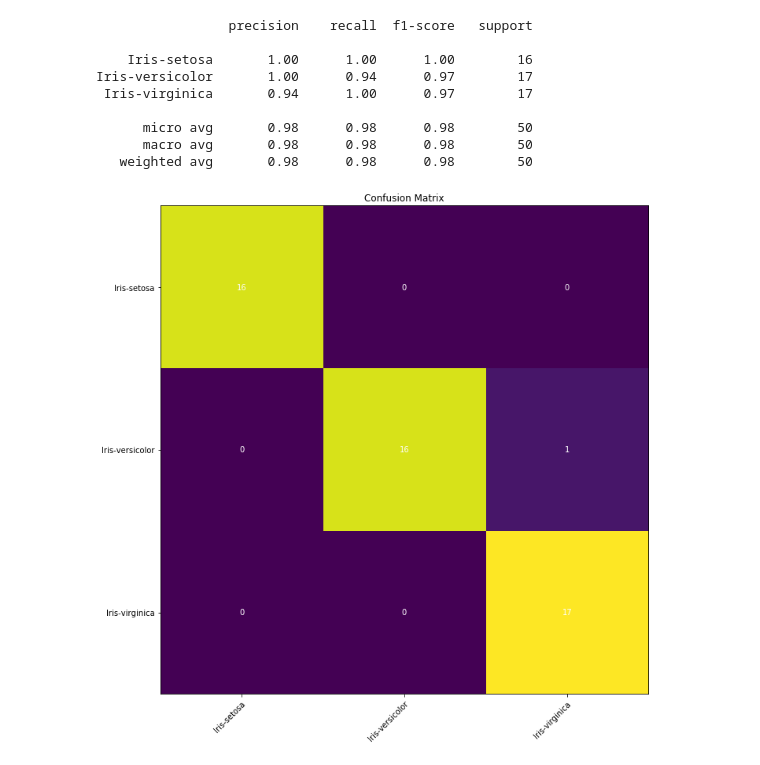
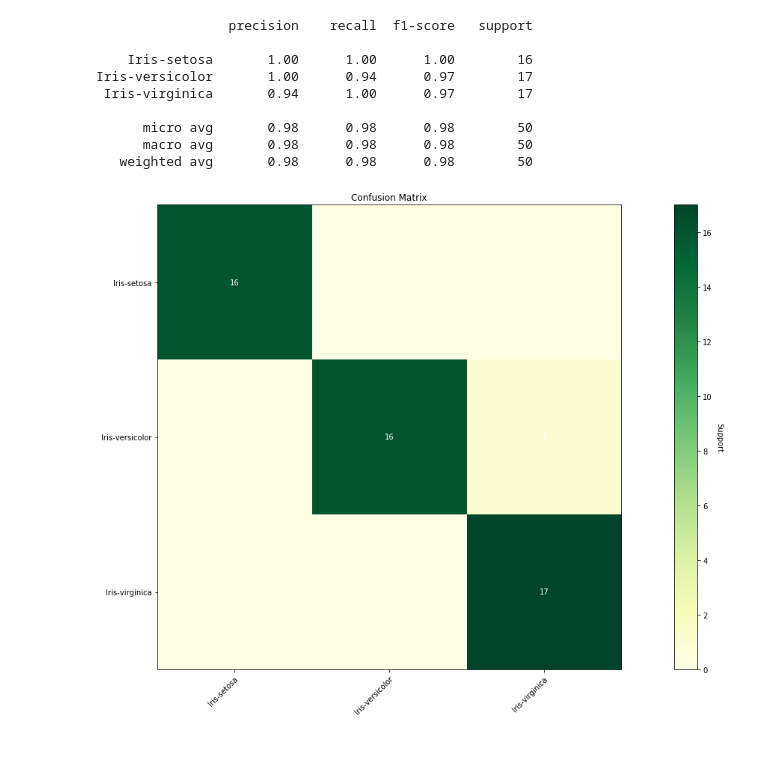
Before and after one commit to OpenJ92/MachineLearning, a Jupyter notebook: KEEL/Projects/Supervised/Standard/iris/run.ipynb, the cells around one changed output. Saved outputs shown, nothing was run; the diff lists cells and outputs as text; code cells hidden in the pictures.

Commit message:
Confusion Matrix visualization via jupyter notebook. Look to introduce Transform and Train visualizations to Visual module.

```diff
--- a/KEEL/Projects/Supervised/Standard/iris/run.ipynb
+++ b/KEEL/Projects/Supervised/Standard/iris/run.ipynb
@@ -65,32 +65,35 @@ Iris-versicolor       1.00      0.94      0.97        17
 # %%
 import matplotlib
 import matplotlib.pyplot as plt
 
 plt.rcParams["figure.figsize"] = (20,10)
 
 class_ = np.unique(loadC.data[loadC.outputs].values)
 
 harvest = confusion_matrix(loadC.partition.y_test.values, preds)
 
 fig, ax = plt.subplots()
-im = ax.imshow(harvest)
+im = ax.imshow(harvest, "YlGn")
+
+cbar = ax.figure.colorbar(im, ax=ax)
+cbar.ax.set_ylabel("Support", rotation=-90, va="bottom")
 
 ax.set_xticks(np.arange(len(class_)))
 ax.set_yticks(np.arange(len(class_)))
 
 ax.set_xticklabels(class_)
 ax.set_yticklabels(class_)
 
 plt.setp(ax.get_xticklabels(), rotation=45, ha="right",
          rotation_mode="anchor")
 
 for i in range(len(class_)):
     for j in range(len(class_)):
         text = ax.text(j, i, harvest[i, j],
                        ha="center", va="center", color="w")
 
 ax.set_title("Confusion Matrix")
 fig.tight_layout()
 plt.show()
 # %% [output]
-[figure, old version]
+[figure, new version]
```
Also changed, not shown: 1 other file.
